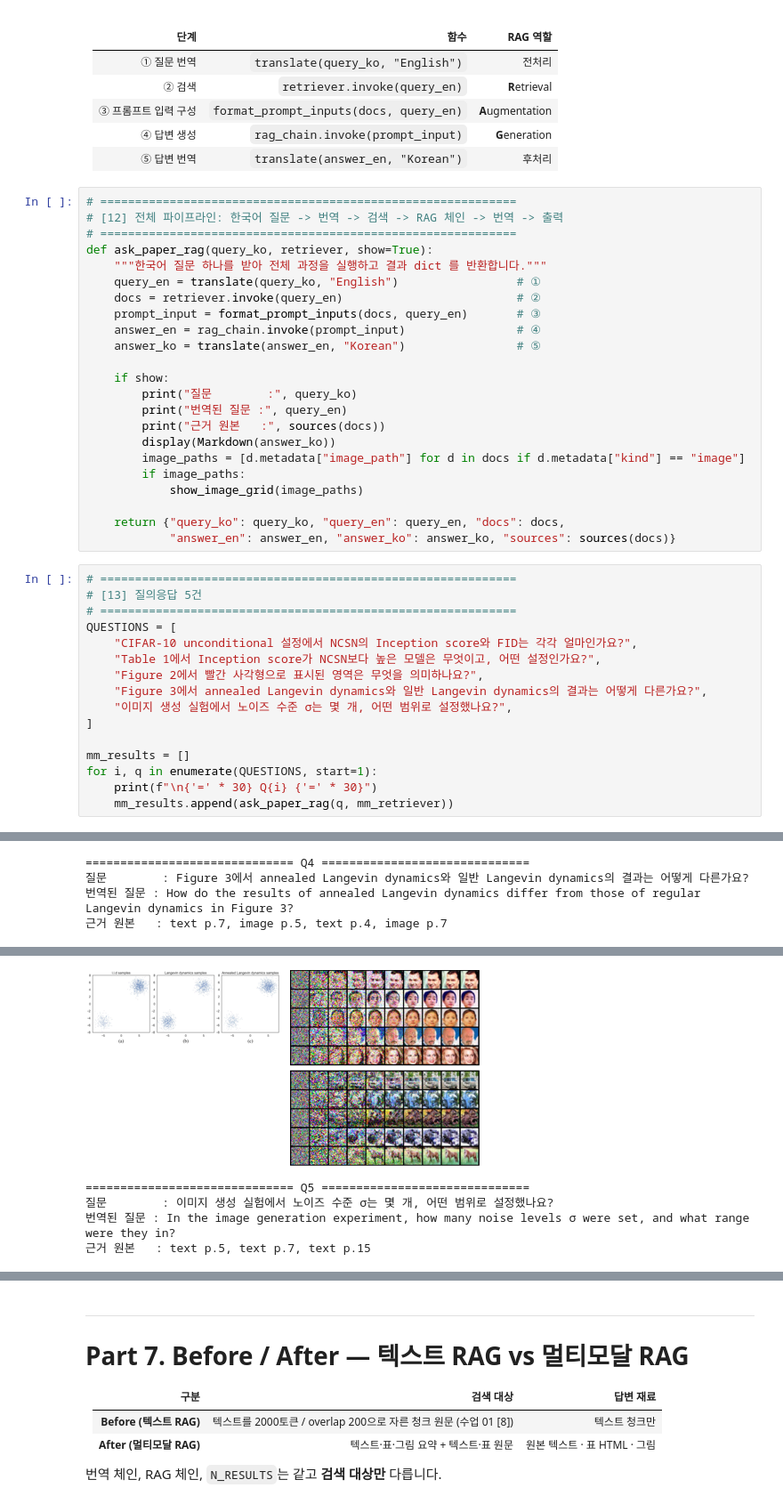
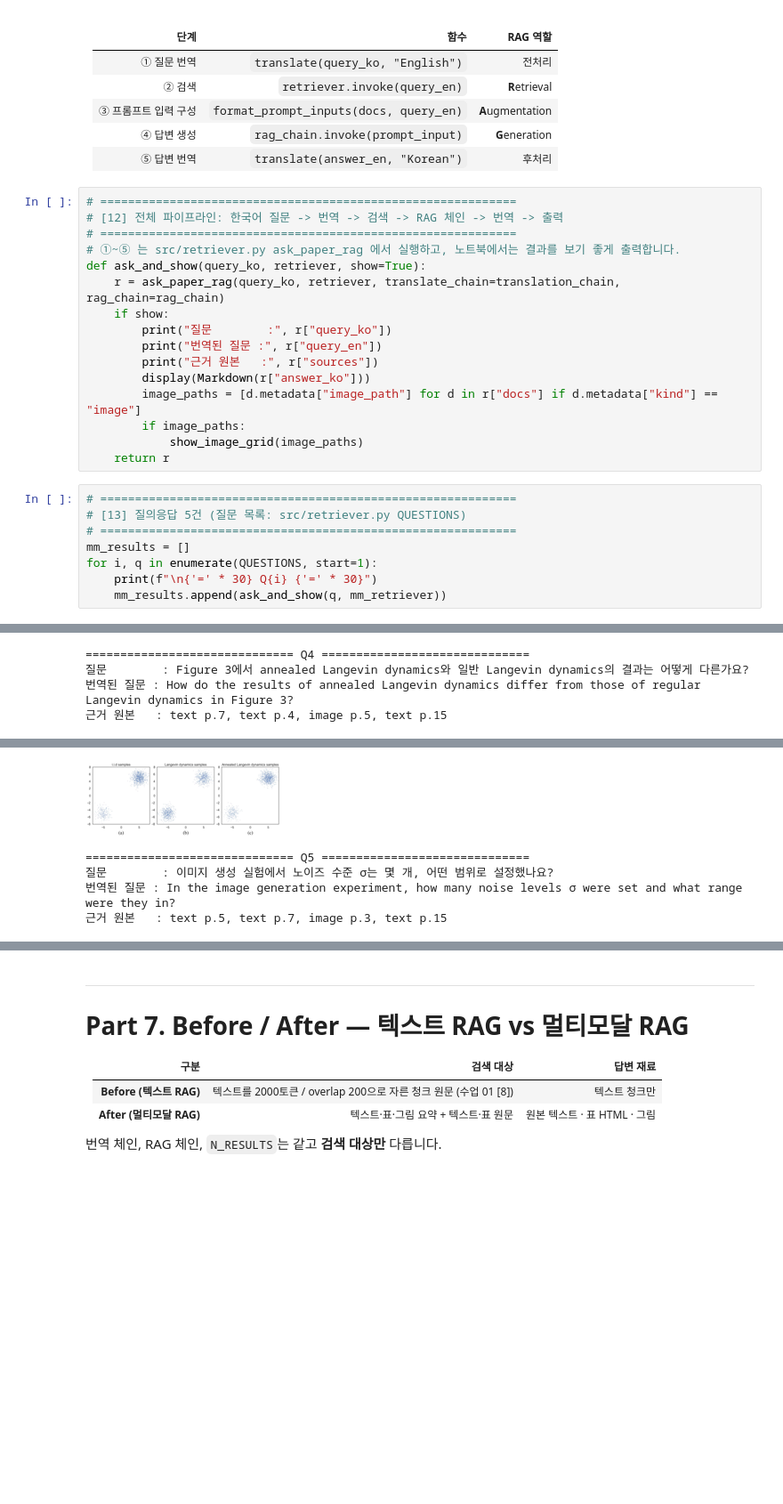
Before and after one commit to seram2002-wq/multimodal-rag, a Jupyter notebook: notebooks/Multi_modal_RAG.ipynb, the cells around one changed output, grey strips where cells are left out. Shown at 89% size. Saved outputs shown, nothing was run; the diff lists cells and outputs as text; blank space fills up the shorter version.

```diff
--- a/notebooks/Multi_modal_RAG.ipynb
+++ b/notebooks/Multi_modal_RAG.ipynb
@@ -461,41 +385,26 @@ RAG 체인 준비 완료
 # ============================================================
 # [12] 전체 파이프라인: 한국어 질문 -> 번역 -> 검색 -> RAG 체인 -> 번역 -> 출력
 # ============================================================
-def ask_paper_rag(query_ko, retriever, show=True):
-    """한국어 질문 하나를 받아 전체 과정을 실행하고 결과 dict 를 반환합니다."""
-    query_en = translate(query_ko, "English")                 # ①
-    docs = retriever.invoke(query_en)                         # ②
-    prompt_input = format_prompt_inputs(docs, query_en)       # ③
-    answer_en = rag_chain.invoke(prompt_input)                # ④
-    answer_ko = translate(answer_en, "Korean")                # ⑤
-
+# ①~⑤ 는 src/retriever.py ask_paper_rag 에서 실행하고, 노트북에서는 결과를 보기 좋게 출력합니다.
+def ask_and_show(query_ko, retriever, show=True):
+    r = ask_paper_rag(query_ko, retriever, translate_chain=translation_chain, rag_chain=rag_chain)
     if show:
-        print("질문        :", query_ko)
-        print("번역된 질문 :", query_en)
-        print("근거 원본   :", sources(docs))
-        display(Markdown(answer_ko))
-        image_paths = [d.metadata["image_path"] for d in docs if d.metadata["kind"] == "image"]
+        print("질문        :", r["query_ko"])
+        print("번역된 질문 :", r["query_en"])
+        print("근거 원본   :", r["sources"])
+        display(Markdown(r["answer_ko"]))
+        image_paths = [d.metadata["image_path"] for d in r["docs"] if d.metadata["kind"] == "image"]
         if image_paths:
             show_image_grid(image_paths)
-
-    return {"query_ko": query_ko, "query_en": query_en, "docs": docs,
-            "answer_en": answer_en, "answer_ko": answer_ko, "sources": sources(docs)}
+    return r
 # %%
 # ============================================================
-# [13] 질의응답 5건
+# [13] 질의응답 5건 (질문 목록: src/retriever.py QUESTIONS)
 # ============================================================
-QUESTIONS = [
-    "CIFAR-10 unconditional 설정에서 NCSN의 Inception score와 FID는 각각 얼마인가요?",
-    "Table 1에서 Inception score가 NCSN보다 높은 모델은 무엇이고, 어떤 설정인가요?",
-    "Figure 2에서 빨간 사각형으로 표시된 영역은 무엇을 의미하나요?",
-    "Figure 3에서 annealed Langevin dynamics와 일반 Langevin dynamics의 결과는 어떻게 다른가요?",
-    "이미지 생성 실험에서 노이즈 수준 σ는 몇 개, 어떤 범위로 설정했나요?",
-]
-
 mm_results = []
 for i, q in enumerate(QUESTIONS, start=1):
     print(f"\n{'=' * 30} Q{i} {'=' * 30}")
-    mm_results.append(ask_paper_rag(q, mm_retriever))
+    mm_results.append(ask_and_show(q, mm_retriever))
 # %% [output]
 ============================== Q1 ==============================
 질문        : CIFAR-10 unconditional 설정에서 NCSN의 Inception score와 FID는 각각 얼마인가요?
@@ -516,4 +425,4 @@ CIFAR-10 무조건 설정에서 NCSN의 Inception 점수는 8.87+.12이며, FID
 ============================== Q4 ==============================
 질문        : Figure 3에서 annealed Langevin dynamics와 일반 Langevin dynamics의 결과는 어떻게 다른가요?
 번역된 질문 : How do the results of annealed Langevin dynamics differ from those of regular Langevin dynamics in Figure 3?
-근거 원본   : text p.7, image p.5, text p.4, image p.7
+근거 원본   : text p.7, text p.4, image p.5, text p.15
@@ -530,5 +430,5 @@ CIFAR-10 무조건 설정에서 NCSN의 Inception 점수는 8.87+.12이며, FID
-[figure, old version]
+[figure, new version]
 ============================== Q5 ==============================
 질문        : 이미지 생성 실험에서 노이즈 수준 σ는 몇 개, 어떤 범위로 설정했나요?
-번역된 질문 : In the image generation experiment, how many noise levels σ were set, and what range were they in?
-근거 원본   : text p.5, text p.7, text p.15
+번역된 질문 : In the image generation experiment, how many noise levels σ were set and what range were they in?
+근거 원본   : text p.5, text p.7, image p.3, text p.15
```
Also changed, not shown: parts of 12 cells of this notebook, 4 other files.
